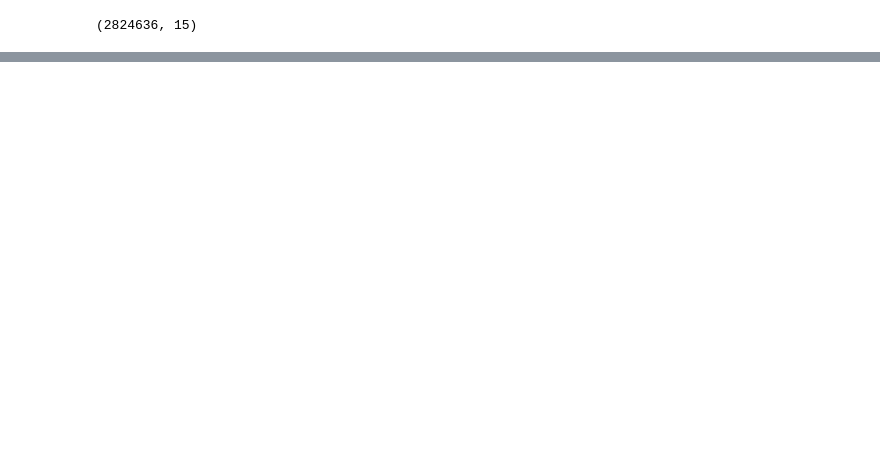
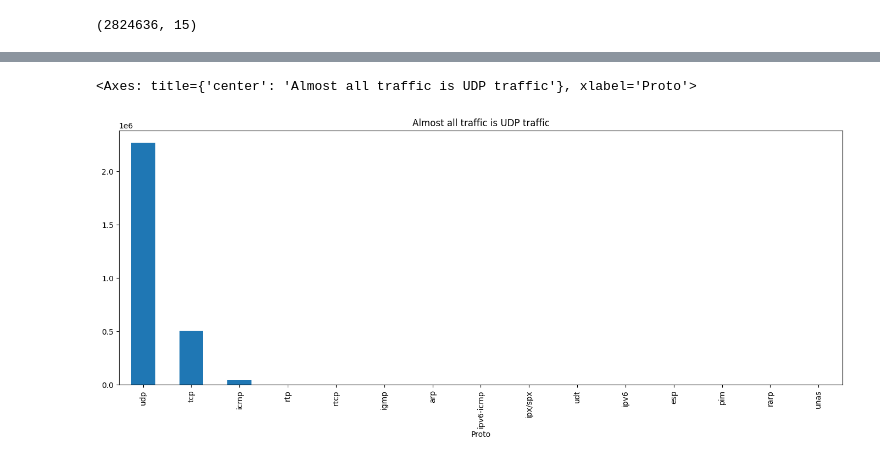
Before and after one commit to Ch3ddarr/dsb_capstone, a Jupyter notebook: capstone2/02_EDA.ipynb, the cells around one changed output, grey strips where cells are left out. Drawn from its saved outputs; the diff is of its cells as text; code cells hidden in the pictures; blank space fills up the shorter version.

```diff
--- a/capstone2/02_EDA.ipynb
+++ b/capstone2/02_EDA.ipynb
@@ -39,0 +77,5 @@ df.head()
+# %%
+df.Proto.value_counts().plot(kind='bar', x='Proto', y='count', figsize=(17,6), title="Almost all traffic is UDP traffic")
+# %% [output]
+<Axes: title={'center': 'Almost all traffic is UDP traffic'}, xlabel='Proto'>
+[figure, added]
```
Also changed, not shown: parts of 18 cells of this notebook.
